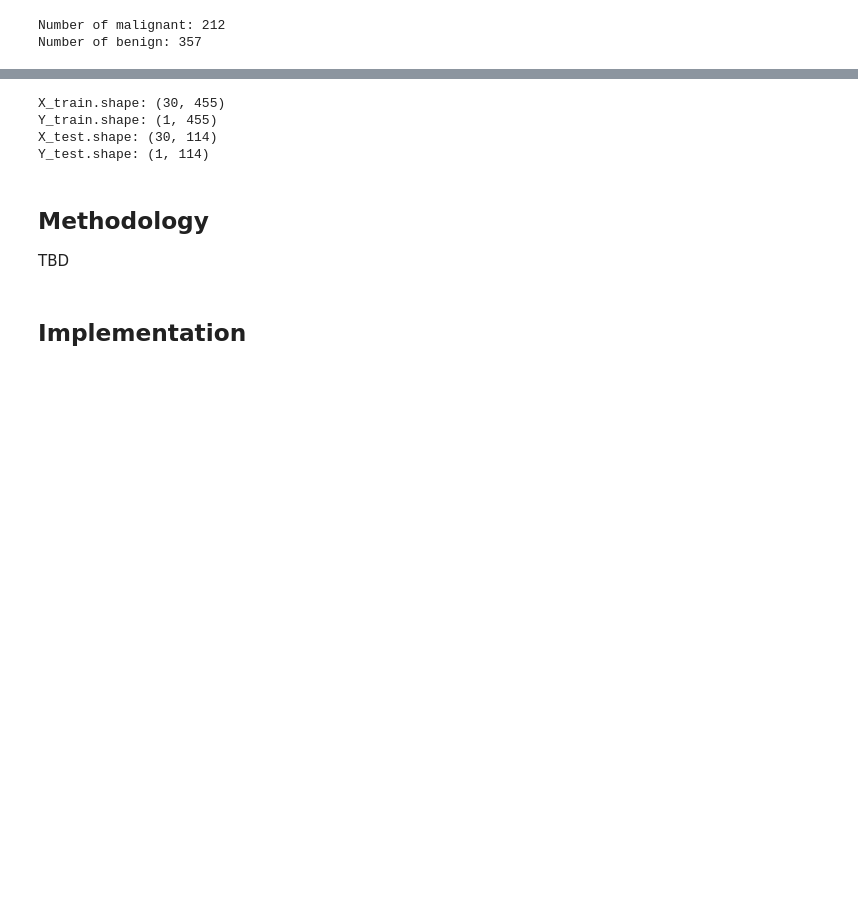
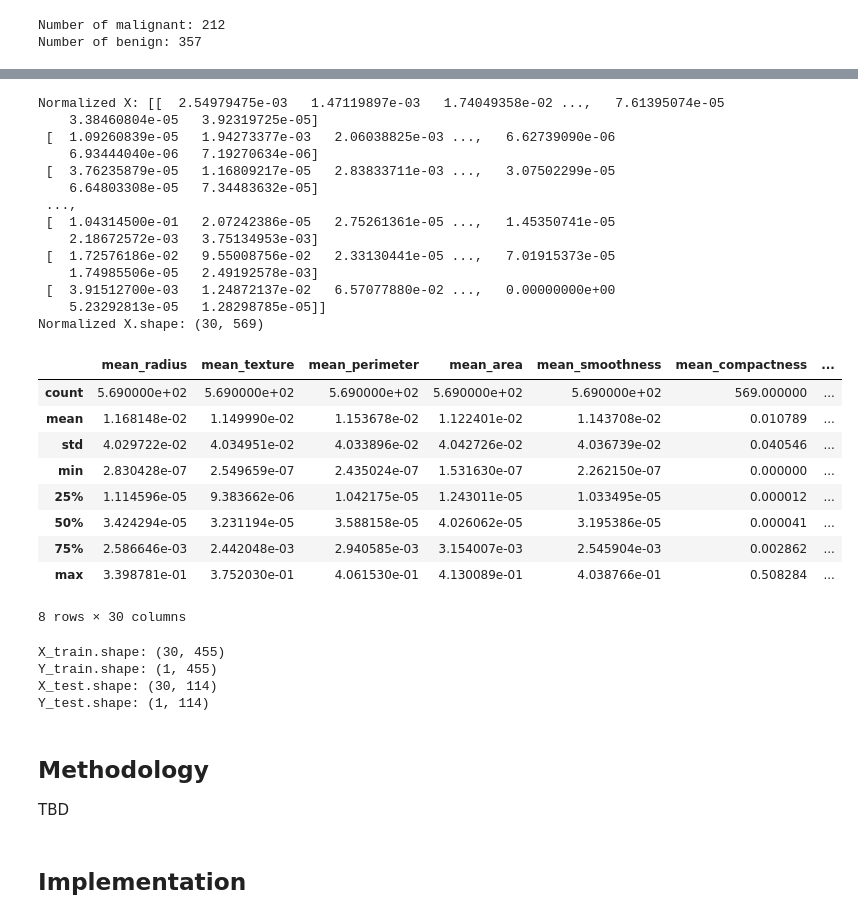
Before and after one commit to bowen0701/gpml, a Jupyter notebook: notebook/logistic_reg.ipynb, the cells around one changed output, grey strips where cells are left out. Cells and saved outputs as stored; diff of their text form; code cells hidden in the pictures; blank space fills up the shorter version.

```diff
--- a/notebook/logistic_reg.ipynb
+++ b/notebook/logistic_reg.ipynb
@@ -97,3 +115,55 @@ Number of benign: 357
+# %%
+def normalize_feature(x, axis=1):
+    """Implement a function that normalizes each col or row of the matrix x
+    to have unit length.
+
+    Args:
+      x: A numpy matrix of shape (n, m).
+      axis: A integer in {0, 1},
+        - 0: normalize for each feature col.
+        - 1: normalize for each feature row.
+
+    Returns:
+      x_normalized: The normalized (by row) numpy matrix.
+    """
+    # Compute x_norm as the norm 2 of x.
+    x_norm = np.linalg.norm(x, axis=axis, ord=2, keepdims=True)
+    # Divide x by its norm.
+    x_normalized = x / x_norm
+    return x_normalized
+# %%
+X = normalize_feature(X)
+
+print('Normalized X: {}'.format(X))
+print('Normalized X.shape: {}'.format(X.shape))
+
+# EDA for normalized feature matrix.
+pd.DataFrame(X.T, columns=features).describe()
+# %% [output]
+Normalized X: [[  2.54979475e-03   1.47119897e-03   1.74049358e-02 ...,   7.61395074e-05
+    3.38460804e-05   3.92319725e-05]
+ [  1.09260839e-05   1.94273377e-03   2.06038825e-03 ...,   6.62739090e-06
+    6.93444040e-06   7.19270634e-06]
+ [  3.76235879e-05   1.16809217e-05   2.83833711e-03 ...,   3.07502299e-05
+    6.64803308e-05   7.34483632e-05]
+ ...,
+ [  1.04314500e-01   2.07242386e-05   2.75261361e-05 ...,   1.45350741e-05
+    2.18672572e-03   3.75134953e-03]
+ [  1.72576186e-02   9.55008756e-02   2.33130441e-05 ...,   7.01915373e-05
+    1.74985506e-05   2.49192578e-03]
+ [  3.91512700e-03   1.24872137e-02   6.57077880e-02 ...,   0.00000000e+00
+    5.23292813e-05   1.28298785e-05]]
+Normalized X.shape: (30, 569)
+|  | mean_radius | mean_texture | mean_perimeter | mean_area | mean_smoothness | mean_compactness | ... |
+| count | 5.690000e+02 | 5.690000e+02 | 5.690000e+02 | 5.690000e+02 | 5.690000e+02 | 569.000000 | ... |
+| mean | 1.168148e-02 | 1.149990e-02 | 1.153678e-02 | 1.122401e-02 | 1.143708e-02 | 0.010789 | ... |
+| std | 4.029722e-02 | 4.034951e-02 | 4.033896e-02 | 4.042726e-02 | 4.036739e-02 | 0.040546 | ... |
+| min | 2.830428e-07 | 2.549659e-07 | 2.435024e-07 | 1.531630e-07 | 2.262150e-07 | 0.000000 | ... |
+| 25% | 1.114596e-05 | 9.383662e-06 | 1.042175e-05 | 1.243011e-05 | 1.033495e-05 | 0.000012 | ... |
+| 50% | 3.424294e-05 | 3.231194e-05 | 3.588158e-05 | 4.026062e-05 | 3.195386e-05 | 0.000041 | ... |
+| 75% | 2.586646e-03 | 2.442048e-03 | 2.940585e-03 | 3.154007e-03 | 2.545904e-03 | 0.002862 | ... |
+| max | 3.398781e-01 | 3.752030e-01 | 4.061530e-01 | 4.130089e-01 | 4.038766e-01 | 0.508284 | ... |
+8 rows × 30 columns
 # %%
 np.random.seed(RANDOM_SEED)
 train_flag = np.random.rand(X.shape[1]) < TRAIN_PERCENT
```
Also changed, not shown: parts of 10 cells of this notebook.
